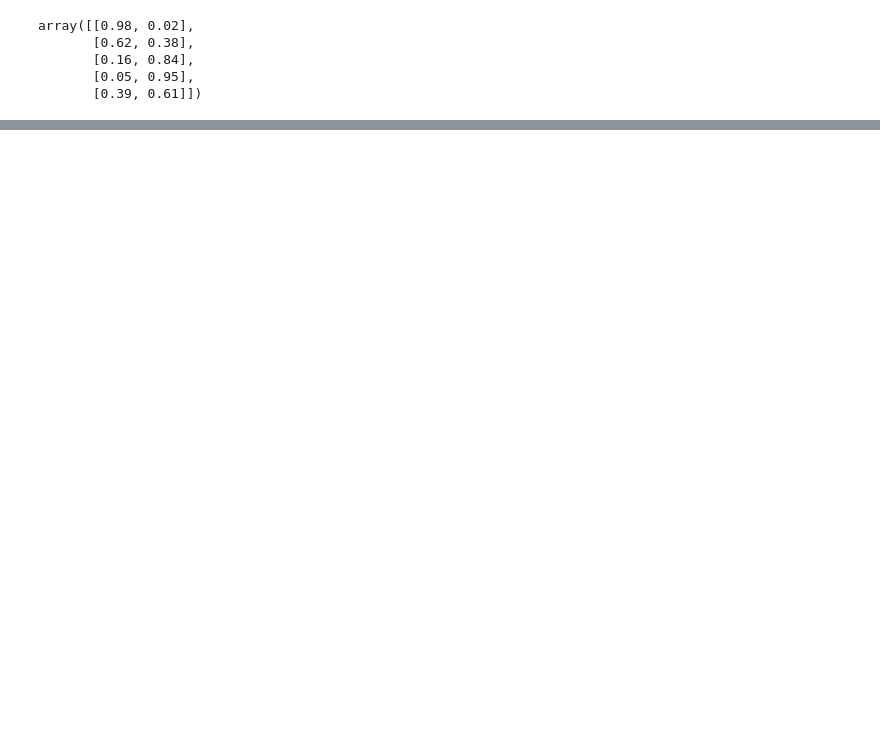
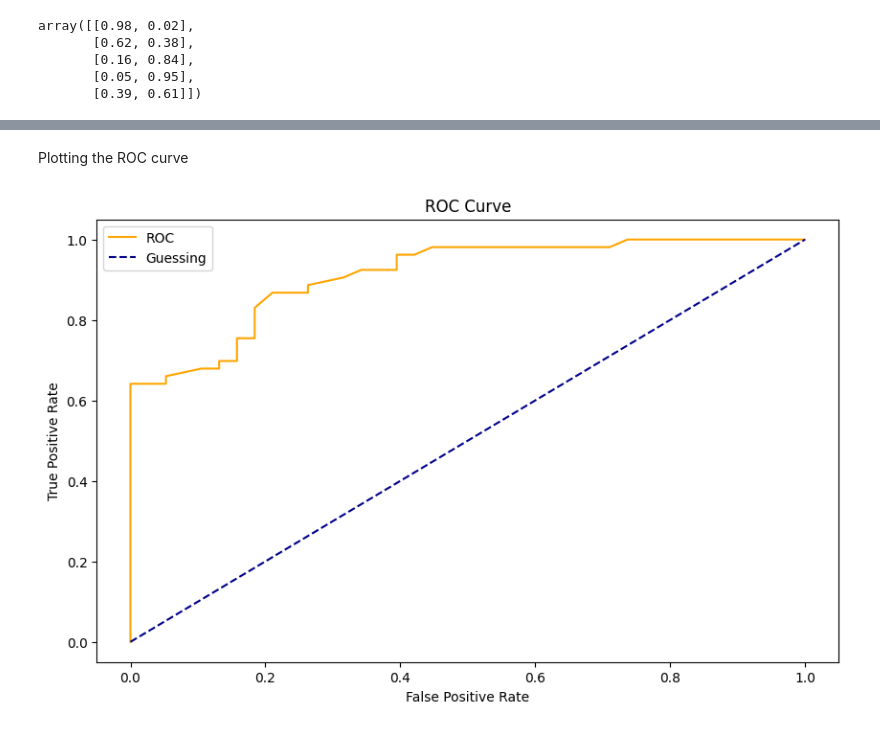
Before and after one commit to Numanur/data-science-ml, a Jupyter notebook: Scikit_Learn.ipynb, the cells around one changed output, grey strips where cells are left out. Cells and saved outputs as stored; diff of their text form; code cells hidden in the pictures; blank space fills up the shorter version.

Commit message:
ROC Curve

```diff
--- a/Scikit_Learn.ipynb
+++ b/Scikit_Learn.ipynb
@@ -377,3 +377,6 @@ array([[0.98, 0.02],
        [0.16, 0.84],
        [0.05, 0.95],
        [0.39, 0.61]])
+# %%
+y_prob_positive = y_preds[:, 1]
+y_prob_positive[:10]
@@ -379,0 +385,4 @@ array([[0.98, 0.02],
+# %%
+#Calculate tpr, fpr, thresholds
+fpr, tpr, thresholds = roc_curve(y_test, y_prob_positive)
+fpr
@@ -379,0 +398,13 @@ array([[0.98, 0.02],
+# %% [markdown]
+Plotting the ROC curve
+# %%
+plt.figure(figsize=(10,6))
+plt.plot(fpr, tpr, color="orange", label="ROC")
+plt.plot([0,1], [0,1], color="darkblue", linestyle="--", label="Guessing")
+plt.xlabel("False Positive Rate")
+plt.ylabel("True Positive Rate")
+plt.title("ROC Curve")
+plt.legend()
+plt.show()
+# %% [output]
+[figure, added]
```
Also changed, not shown: parts of 20 cells of this notebook.
